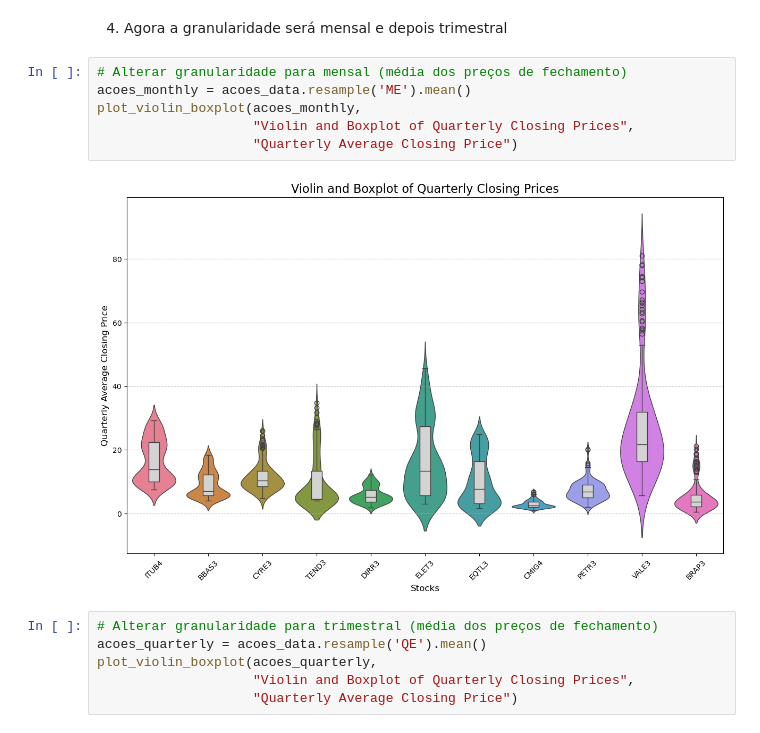
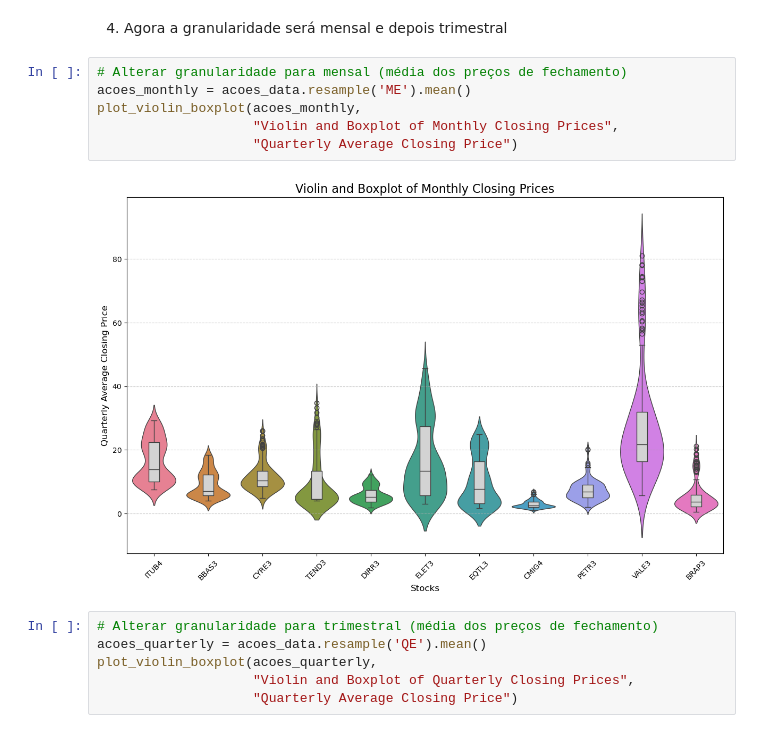
Before and after one commit to diogobrasil/analises-tcc-cripto, a Jupyter notebook: main/classes/Visualization/b3_analysis_charts/distrbuitions.ipynb, the cells around one changed output. Drawn from its saved outputs; the diff is of its cells as text.

```diff
--- a/main/classes/Visualization/b3_analysis_charts/distrbuitions.ipynb
+++ b/main/classes/Visualization/b3_analysis_charts/distrbuitions.ipynb
@@ -161,11 +161,11 @@ plot_violin_boxplot(acoes_annual,
 # %%
 # Alterar granularidade para mensal (média dos preços de fechamento)
 acoes_monthly = acoes_data.resample('ME').mean()
 plot_violin_boxplot(acoes_monthly,
-                    "Violin and Boxplot of Quarterly Closing Prices",
+                    "Violin and Boxplot of Monthly Closing Prices",
                     "Quarterly Average Closing Price")
 # %% [output]
-[figure, old version]
+[figure, new version]
 # %%
 # Alterar granularidade para trimestral (média dos preços de fechamento)
 acoes_quarterly = acoes_data.resample('QE').mean()
```
